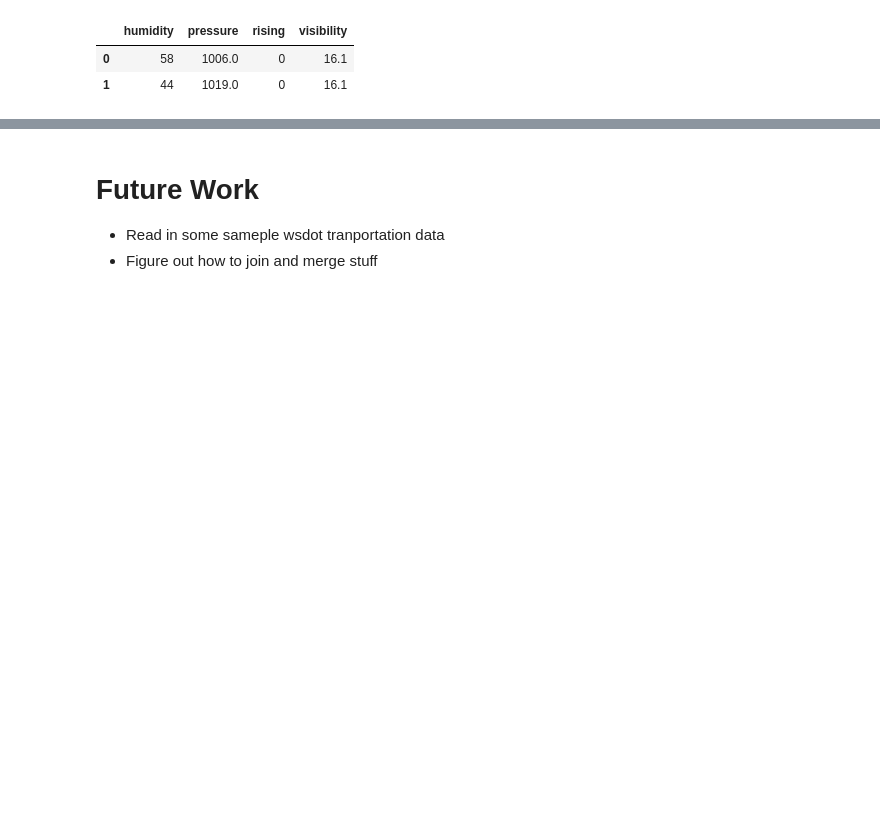
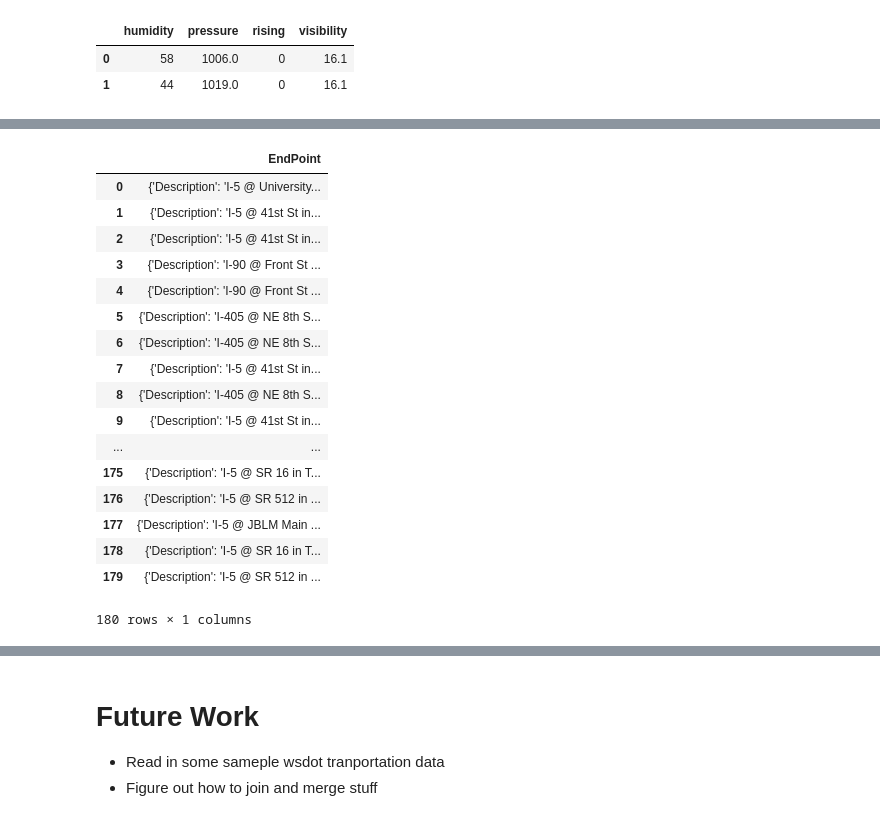
Before and after one commit to Data4Democracy/democratizing_weather_data, a Jupyter notebook: democratizing_weather_data/streaming/prototypes/analyze.ipynb, the cells around one changed output, grey strips where cells are left out. Drawn from its saved outputs; the diff is of its cells as text; code cells hidden in the pictures; blank space fills up the shorter version.

```diff
--- a/democratizing_weather_data/streaming/prototypes/analyze.ipynb
+++ b/democratizing_weather_data/streaming/prototypes/analyze.ipynb
@@ -359,0 +421,25 @@ multiline_df
+# %%
+wsdot_TravelTimes_df = pd.read_json('../APIs/wsdot.Traveltimes.json')
+# wsdot_TravelTimes_df
+
+wsdot_EndPoints = json_normalize(wsdot_TravelTimes_df['EndPoint'])
+wsdot_EndPoints
+# %% [output]
+|  | EndPoint |
+| 0 | {'Description': 'I-5 @ University... |
+| 1 | {'Description': 'I-5 @ 41st St in... |
+| 2 | {'Description': 'I-5 @ 41st St in... |
+| 3 | {'Description': 'I-90 @ Front St ... |
+| 4 | {'Description': 'I-90 @ Front St ... |
+| 5 | {'Description': 'I-405 @ NE 8th S... |
+| 6 | {'Description': 'I-405 @ NE 8th S... |
+| 7 | {'Description': 'I-5 @ 41st St in... |
+| 8 | {'Description': 'I-405 @ NE 8th S... |
+| 9 | {'Description': 'I-5 @ 41st St in... |
+| ... | ... |
+| 175 | {'Description': 'I-5 @ SR 16 in T... |
+| 176 | {'Description': 'I-5 @ SR 512 in ... |
+| 177 | {'Description': 'I-5 @ JBLM Main ... |
+| 178 | {'Description': 'I-5 @ SR 16 in T... |
+| 179 | {'Description': 'I-5 @ SR 512 in ... |
+180 rows × 1 columns
```
Also changed, not shown: parts of 16 cells of this notebook.
